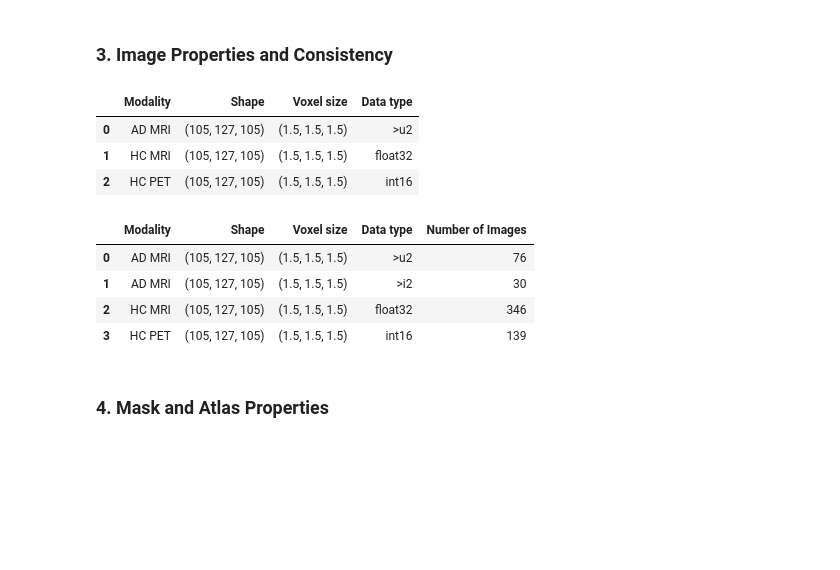
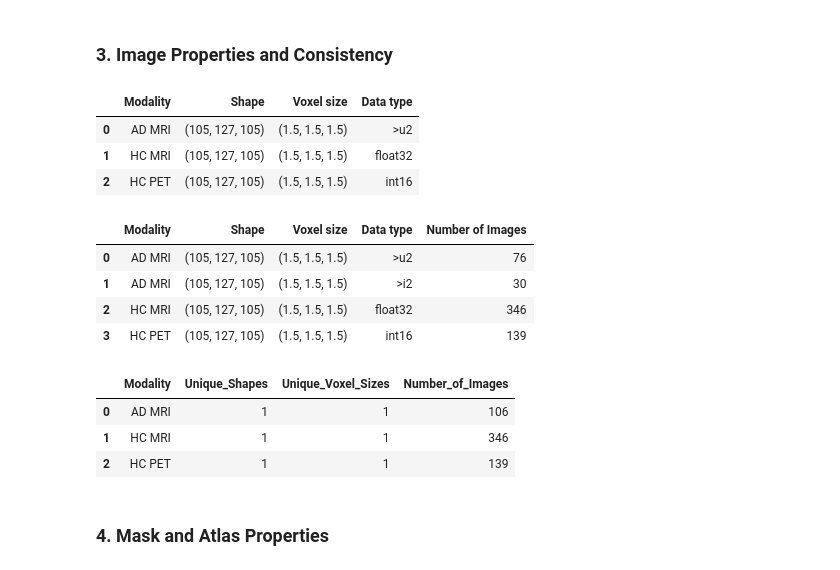
Before and after one commit to AnyUnimib/Medical_Imaging_Project, a Jupyter notebook: ADNI.ipynb, the cells around one changed output. Saved outputs shown, nothing was run; the diff lists cells and outputs as text; code cells hidden in the pictures; blank space fills up the shorter version.

```diff
--- a/ADNI.ipynb
+++ b/ADNI.ipynb
@@ -101,35 +124,48 @@ display(image_properties)
 
 # Check image consistency across all subjects
 metadata = []
 for modality, files in [("AD MRI", ad_mri_files), ("HC MRI", hc_mri_files), ("HC PET", hc_pet_files)]:
     for file in files:
         img = nib.load(file)
         metadata.append({
             "Modality": modality,
             "Subject ID": extract_subject_id(file),
             "Shape": img.shape,
             "Voxel size": img.header.get_zooms()[:3],
-            "Data type": img.get_data_dtype()
-        })
+            "Data type": img.get_data_dtype()})
 
 metadata_df = pd.DataFrame(metadata)
 
 # Unique shape, voxel-size and data-type summary
 consistency_summary = (
     metadata_df.groupby(["Modality", "Shape", "Voxel size", "Data type"]).size()
     .reset_index(name="Number of Images"))
 
 display(consistency_summary)
+
+# Check spatial consistency within each modality
+spatial_consistency = (
+    metadata_df
+    .groupby("Modality")
+    .agg(Unique_Shapes=("Shape", "nunique"),
+        Unique_Voxel_Sizes=("Voxel size", "nunique"),
+        Number_of_Images=("Subject ID", "count")).reset_index())
+
+display(spatial_consistency)
 # %% [output]
 |  | Modality | Shape | Voxel size | Data type |
 | 0 | AD MRI | (105, 127, 105) | (1.5, 1.5, 1.5) | >u2 |
 | 1 | HC MRI | (105, 127, 105) | (1.5, 1.5, 1.5) | float32 |
 | 2 | HC PET | (105, 127, 105) | (1.5, 1.5, 1.5) | int16 |
 |  | Modality | Shape | Voxel size | Data type | Number of Images |
 | 0 | AD MRI | (105, 127, 105) | (1.5, 1.5, 1.5) | >u2 | 76 |
 | 1 | AD MRI | (105, 127, 105) | (1.5, 1.5, 1.5) | >i2 | 30 |
 | 2 | HC MRI | (105, 127, 105) | (1.5, 1.5, 1.5) | float32 | 346 |
 | 3 | HC PET | (105, 127, 105) | (1.5, 1.5, 1.5) | int16 | 139 |
+|  | Modality | Unique_Shapes | Unique_Voxel_Sizes | Number_of_Images |
+| 0 | AD MRI | 1 | 1 | 106 |
+| 1 | HC MRI | 1 | 1 | 346 |
+| 2 | HC PET | 1 | 1 | 139 |
 # %% [markdown]
 ### 4. Mask and Atlas Properties
 # %%
```
Also changed, not shown: parts of 13 cells of this notebook.
